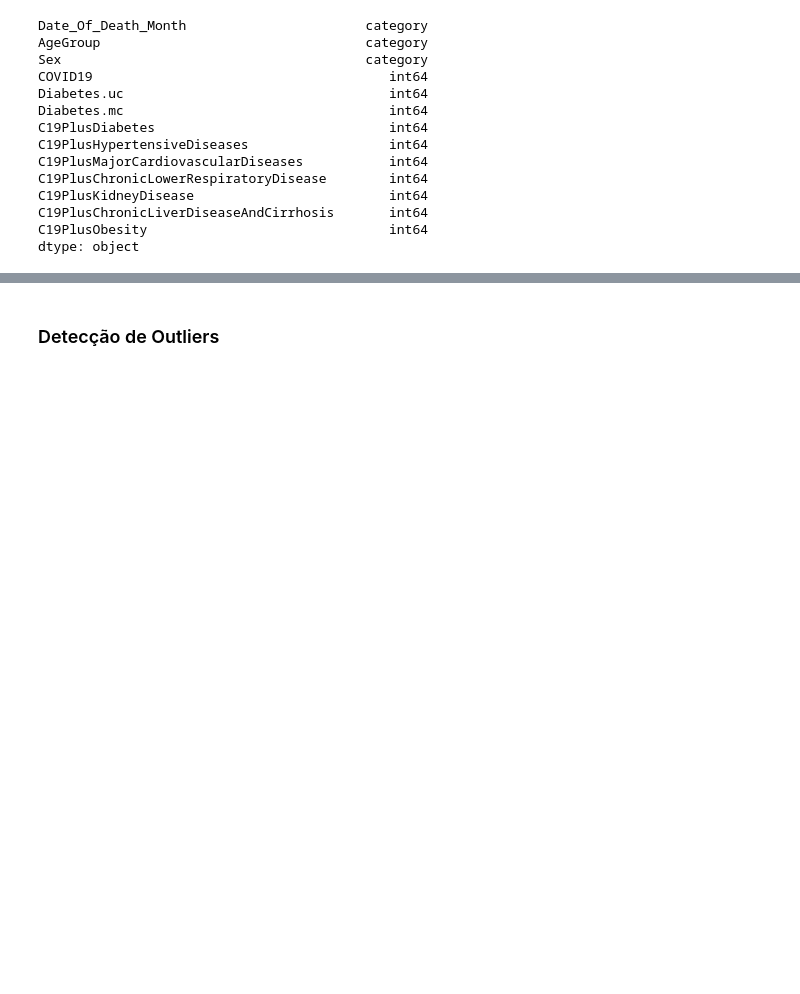
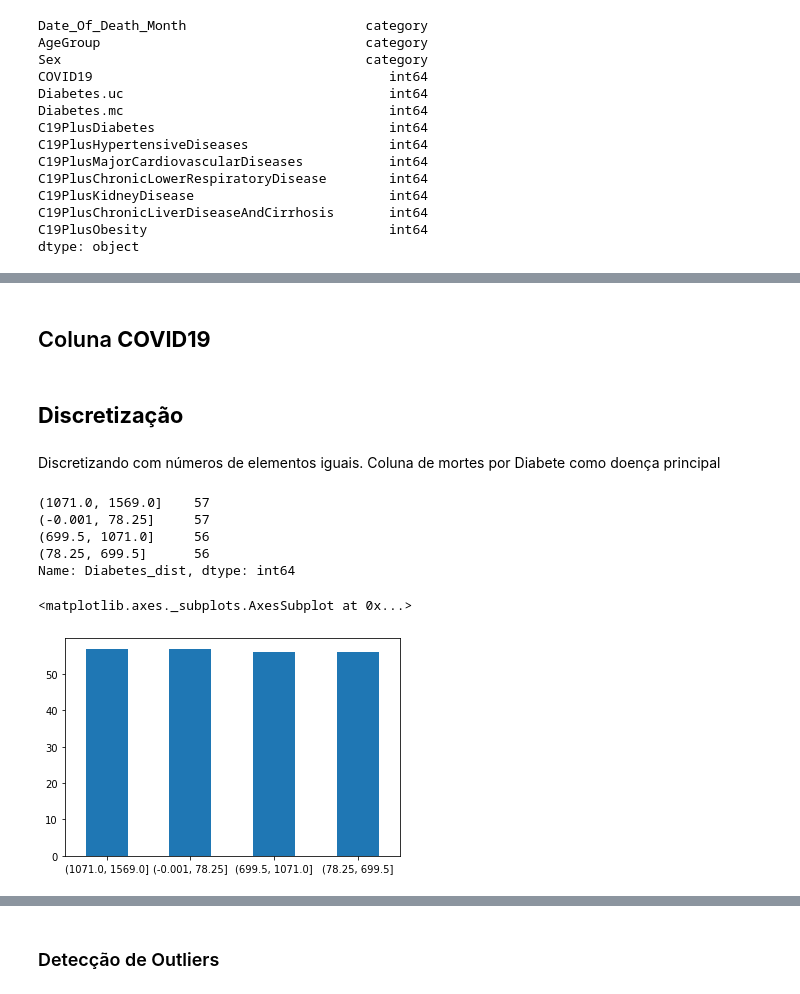
Before and after one commit to Giganoide01/Projeto_Analise_Dados_CinUFPE, a Jupyter notebook: projeto_iad.ipynb, the cells around one changed output, grey strips where cells are left out. Saved outputs shown, nothing was run; the diff lists cells and outputs as text; code cells hidden in the pictures; blank space fills up the shorter version.

```diff
--- a/projeto_iad.ipynb
+++ b/projeto_iad.ipynb
@@ -3,8 +3,9 @@
 # %%
 import pandas as pd
 import numpy as np
+from sklearn.preprocessing import StandardScaler, MinMaxScaler
 
-dataset = pd.read_csv('AH_Provisional_Diabetes_Death_Counts_for_2020.csv')
+dataset = pd.read_csv('https://raw.githubusercontent.com/NSILVADE/Analise/main/AH_Provisional_Diabetes_Death_Counts_for_2020.csv',encoding = "ISO-8859-1")
 dataset
 # %% [output]
 |  | Data as of | Date_Of_Death_Year | Date_Of_Death_Month | AgeGroup | Sex | COVID19 | Diabetes.uc | ... |
@@ -223,0 +277,4 @@ dtype: object
+# %%
+scaler = MinMaxScaler()
+dataset['diabete.uc_norm'] = scaler.fit_transform(dataset[['Diabetes.uc']])
+dataset['diabete.uc_norm'].describe()
@@ -223,0 +291,25 @@ dtype: object
+# %% [markdown]
+## Coluna **COVID19**
+# %%
+scaler = MinMaxScaler()
+dataset['COVID19_norm'] = scaler.fit_transform(dataset[['COVID19']])
+dataset['COVID19_norm'].describe()
+# %% [markdown]
+## **Discretização**
+# %% [markdown]
+Discretizando com números de elementos iguais. Coluna de mortes por Diabete como doença principal
+# %%
+dataset['Diabetes_dist'] = pd.qcut(dataset['Diabetes.uc'],4)
+dataset['Diabetes_dist'].value_counts()
+# %% [output]
+(1071.0, 1569.0]    57
+(-0.001, 78.25]     57
+(699.5, 1071.0]     56
+(78.25, 699.5]      56
+Name: Diabetes_dist, dtype: int64
+# %%
+counts = dataset['Diabetes_dist'].value_counts()
+counts.plot.bar(rot=0)
+# %% [output]
+<matplotlib.axes._subplots.AxesSubplot at 0x...>
+[figure, added]
```
Also changed, not shown: parts of 18 cells of this notebook.
